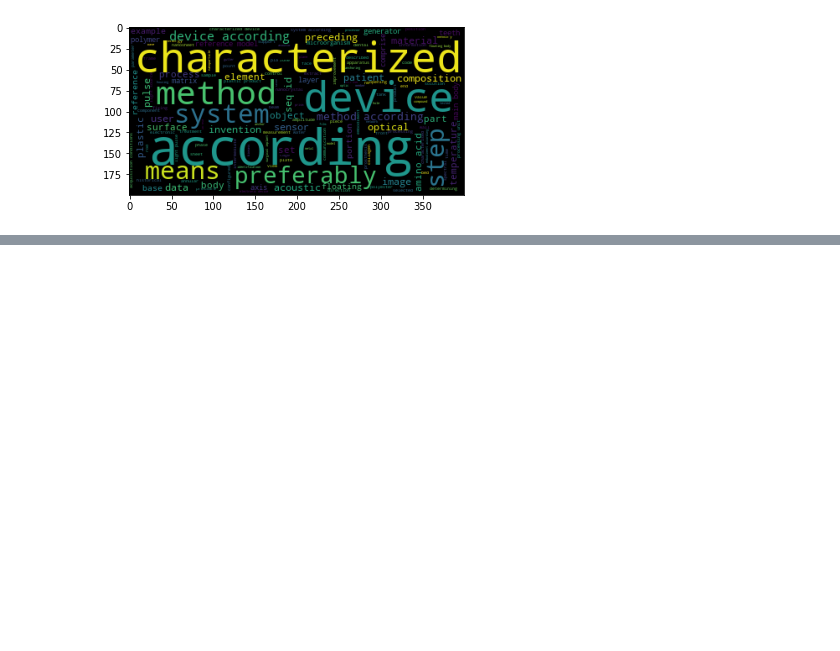
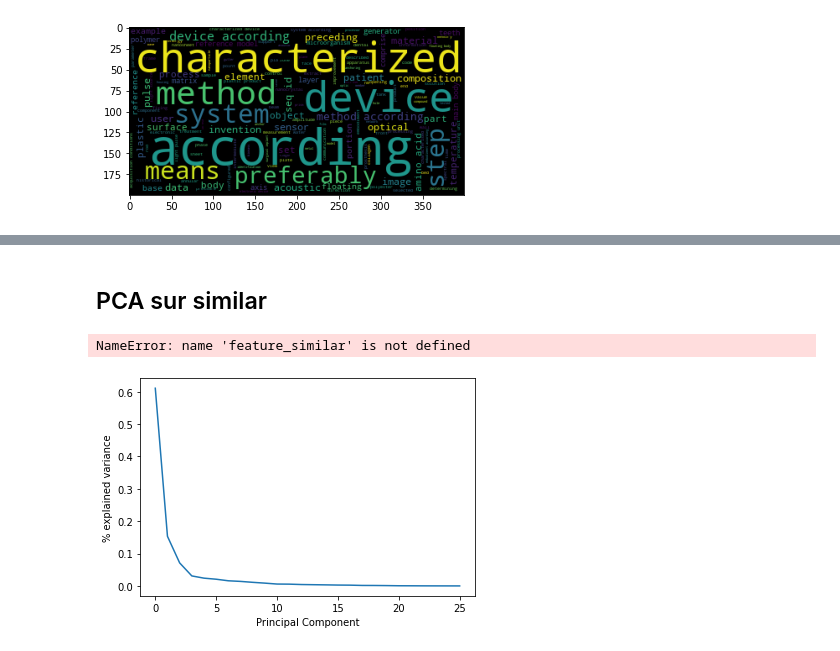
Before and after one commit to nrslt/Demo_bpifrance_deeptech_analysis, a Jupyter notebook: notebooks/huet-test.ipynb, the cells around one changed output, grey strips where cells are left out. Cells and saved outputs as stored; diff of their text form; code cells hidden in the pictures; blank space fills up the shorter version.

```diff
--- a/notebooks/huet-test.ipynb
+++ b/notebooks/huet-test.ipynb
@@ -931,0 +1079,2 @@ plt.imshow(wordcloud_1)
+# %%
+feature_patents = pd.read_csv('../bpideep/rawdata/features_brevets.csv')
@@ -931,0 +1106,2 @@ plt.imshow(wordcloud_1)
+# %%
+df = data[['id','target']].merge(feature_patents, on = 'id', how = 'left')
@@ -931,0 +1118,4 @@ plt.imshow(wordcloud_1)
+# %%
+feature_similar = df.iloc[:,4:]
+# %% [markdown]
+## PCA sur similar
@@ -931,0 +1124,33 @@ plt.imshow(wordcloud_1)
+# %%
+from sklearn.preprocessing import RobustScaler
+
+robust_scaler = RobustScaler().fit(feature_similar)
+
+X = robust_scaler.transform(feature_similar)
+
+feature_similar.head()
+
+X
+# %% [output]
+NameError: name 'feature_similar' is not defined
+# %%
+from sklearn.preprocessing import MinMaxScaler
+normalize = MinMaxScaler().fit(feature_similar)
+X = normalize.transform(feature_similar)
+# %%
+from sklearn.decomposition import PCA
+pca = PCA()
+
+# find all Principal Components PC (no y!)
+pca.fit(X)
+
+Wt = pd.DataFrame(pca.components_)
+Wt
+
+Xp = pca.transform(X) # Dataset expressed/projected in the new PC basis.  (eq. X.dot(Wt.T))
+pd.DataFrame(Xp)
+
+plt.plot(pca.explained_variance_ratio_)
+plt.xlabel('Principal Component'); plt.ylabel('% explained variance');
+# %% [output]
+[figure, added]
```
Also changed, not shown: parts of 112 cells of this notebook, 3 other files.
